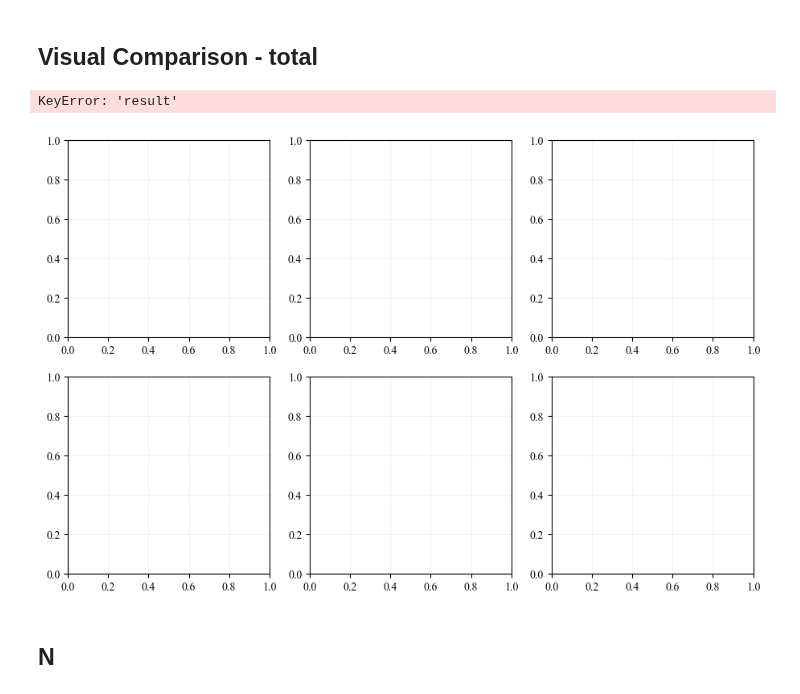
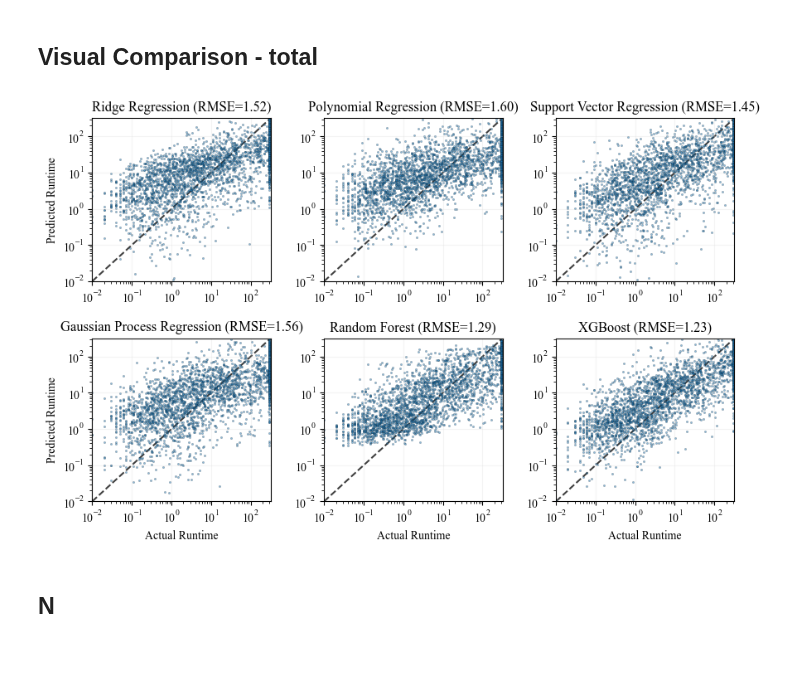
Before and after one commit to zakrzewow/raw-algorithm-portfolios, a Jupyter notebook: archive/phase1/comparison.ipynb, the cells around one changed output. Saved outputs shown, nothing was run; the diff lists cells and outputs as text; code cells hidden in the pictures; blank space fills up the shorter version.

```diff
--- a/archive/phase1/comparison.ipynb
+++ b/archive/phase1/comparison.ipynb
@@ -631,40 +655,40 @@ for model_key, model_info in models.items():
 model_keys = list(models.keys())
 n_models = len(model_keys)
 
-fig, axs = plt.subplots(nrows=2, ncols=n_models // 2, figsize=(11, 7))
+fig, axs = plt.subplots(nrows=2, ncols=n_models // 2, figsize=(10, 6))
 axs = axs.flatten()
 
 
 for i, model_key in enumerate(model_keys):
     ax = axs[i]
     result = models[model_key]["result"]
 
     sc = ax.scatter(
         np.exp(result["y_test"]) - 1,
         np.exp(result["y_pred"]) - 1,
         alpha=0.5,
         edgecolors="k",
         lw=0.2,
-        s=5,
+        s=3,
     )
     ax.set_xscale("log")
     ax.set_yscale("log")
 
     ax.set_xlim(0.01, 320)
     ax.set_ylim(0.01, 320)
     ax.plot([0.01, 300], [0.01, 300], "k--", alpha=0.75, zorder=0)
-    ax.set_title(f'{models[model_key]["name"]} (R²={result["r2"]:.2f})')
+    ax.set_title(f'{models[model_key]["name"]} (RMSE={result["rmse"]:.2f})')
 
 axs[0].set_ylabel("Predicted Runtime")
 axs[3].set_ylabel("Predicted Runtime")
 axs[3].set_xlabel("Actual Runtime")
 axs[4].set_xlabel("Actual Runtime")
 axs[5].set_xlabel("Actual Runtime")
-plt.subplots_adjust(wspace=0.3, hspace=0.3)
+plt.subplots_adjust(wspace=0.3, hspace=0.35)
+# plt.savefig("runtime_predictions.png", dpi=300, bbox_inches="tight")
 plt.show()
 # %% [output]
-KeyError: 'result'
-[figure, old version]
+[figure, new version]
 # %% [markdown]
 ## N
 # %%
```
Also changed, not shown: parts of 15 cells of this notebook.
